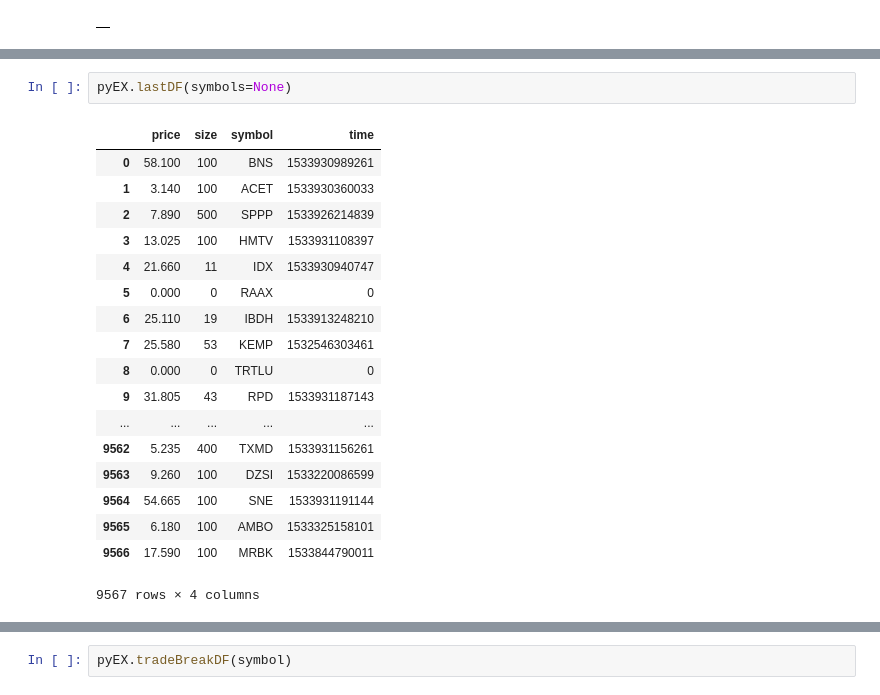
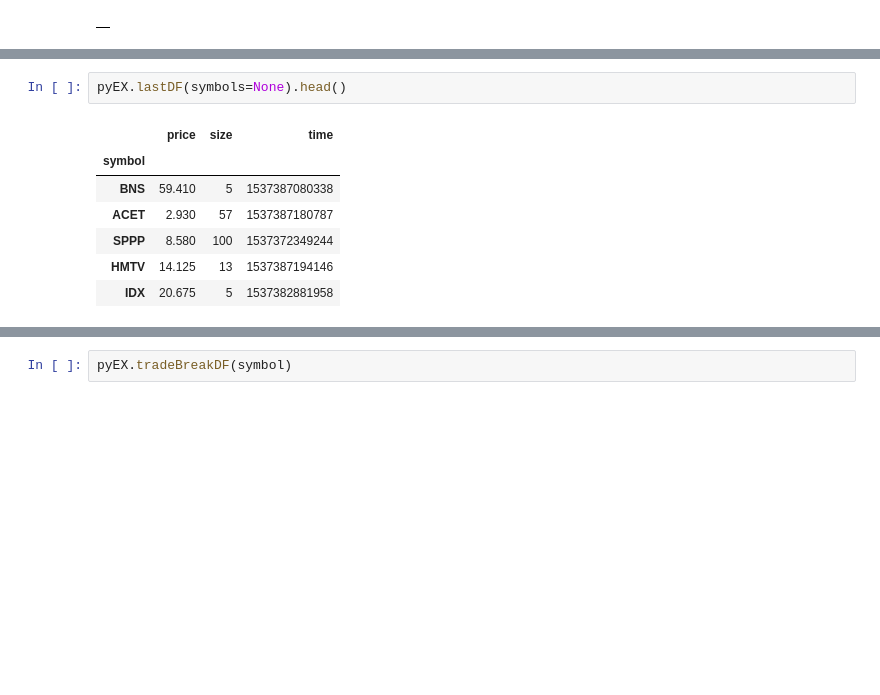
Before and after one commit to tkp-archive/pyEX, a Jupyter notebook: all.ipynb, the cells around one changed output, grey strips where cells are left out. Saved outputs shown, nothing was run; the diff lists cells and outputs as text; blank space fills up the shorter version.

```diff
--- a/all.ipynb
+++ b/all.ipynb
@@ -347,22 +382,11 @@ pyEX.topsDF(symbols=None)
 # %%
-pyEX.lastDF(symbols=None)
+pyEX.lastDF(symbols=None).head()
 # %% [output]
-|  | price | size | symbol | time |
-| 0 | 58.100 | 100 | BNS | 1533930989261 |
-| 1 | 3.140 | 100 | ACET | 1533930360033 |
-| 2 | 7.890 | 500 | SPPP | 1533926214839 |
-| 3 | 13.025 | 100 | HMTV | 1533931108397 |
-| 4 | 21.660 | 11 | IDX | 1533930940747 |
-| 5 | 0.000 | 0 | RAAX | 0 |
-| 6 | 25.110 | 19 | IBDH | 1533913248210 |
-| 7 | 25.580 | 53 | KEMP | 1532546303461 |
-| 8 | 0.000 | 0 | TRTLU | 0 |
-| 9 | 31.805 | 43 | RPD | 1533931187143 |
-| ... | ... | ... | ... | ... |
-| 9562 | 5.235 | 400 | TXMD | 1533931156261 |
-| 9563 | 9.260 | 100 | DZSI | 1533220086599 |
-| 9564 | 54.665 | 100 | SNE | 1533931191144 |
-| 9565 | 6.180 | 100 | AMBO | 1533325158101 |
-| 9566 | 17.590 | 100 | MRBK | 1533844790011 |
+|  | price | size | time |
+| symbol |  |  |  |
+| BNS | 59.410 | 5 | 1537387080338 |
+| ACET | 2.930 | 57 | 1537387180787 |
+| SPPP | 8.580 | 100 | 1537372349244 |
+| HMTV | 14.125 | 13 | 1537387194146 |
+| IDX | 20.675 | 5 | 1537382881958 |
-9567 rows × 4 columns
 # %%
```
Also changed, not shown: parts of 45 cells of this notebook, 10 other files.
